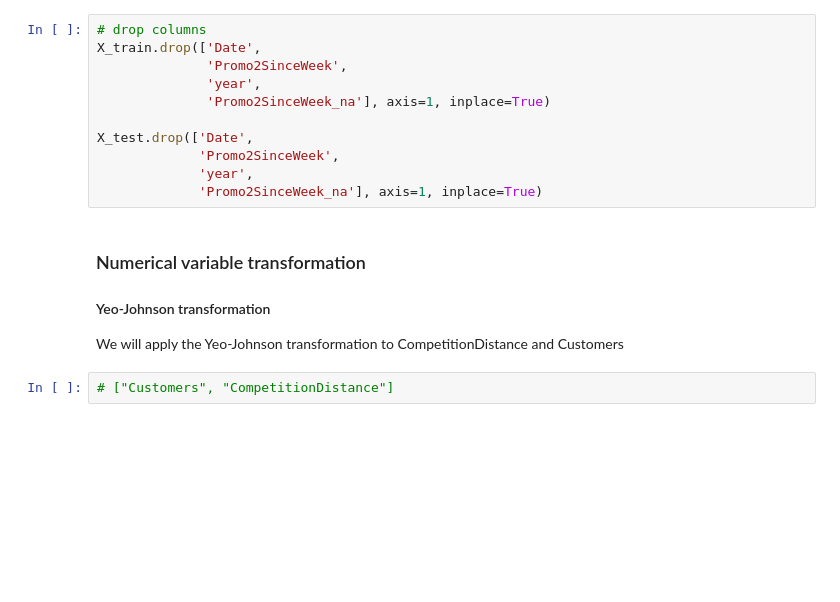
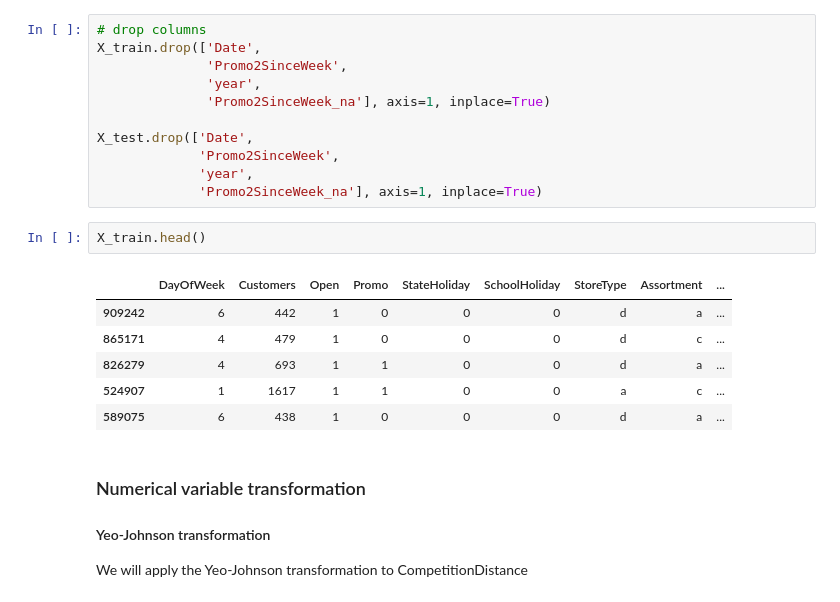
Before and after one commit to bateou25/gcash_rossmann, a Jupyter notebook: research-and-development/research-feature-engineering.ipynb, the cells around one changed output. Saved outputs shown, nothing was run; the diff lists cells and outputs as text; blank space fills up the shorter version.

```diff
--- a/research-and-development/research-feature-engineering.ipynb
+++ b/research-and-development/research-feature-engineering.ipynb
@@ -337,9 +333,16 @@ X_test.drop(['Date',
              'Promo2SinceWeek',
              'year',
              'Promo2SinceWeek_na'], axis=1, inplace=True)
+# %%
+X_train.head()
+# %% [output]
+|  | DayOfWeek | Customers | Open | Promo | StateHoliday | SchoolHoliday | StoreType | Assortment | ... |
+| 909242 | 6 | 442 | 1 | 0 | 0 | 0 | d | a | ... |
+| 865171 | 4 | 479 | 1 | 0 | 0 | 0 | d | c | ... |
+| 826279 | 4 | 693 | 1 | 1 | 0 | 0 | d | a | ... |
+| 524907 | 1 | 1617 | 1 | 1 | 0 | 0 | a | c | ... |
+| 589075 | 6 | 438 | 1 | 0 | 0 | 0 | d | a | ... |
 # %% [markdown]
 ### Numerical variable transformation
 #### Yeo-Johnson transformation
-We will apply the Yeo-Johnson transformation to CompetitionDistance and Customers
+We will apply the Yeo-Johnson transformation to CompetitionDistance
-# %%
-# ["Customers", "CompetitionDistance"]
```
Also changed, not shown: parts of 29 cells of this notebook, 5 other files.
